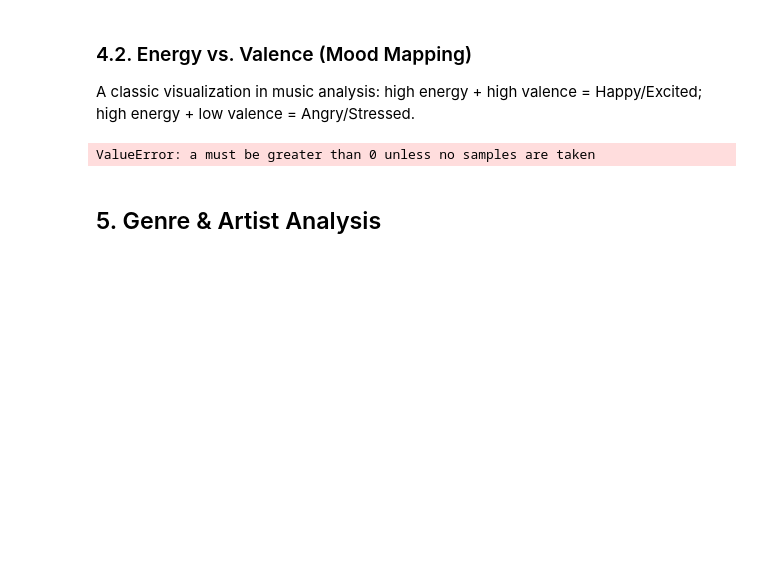
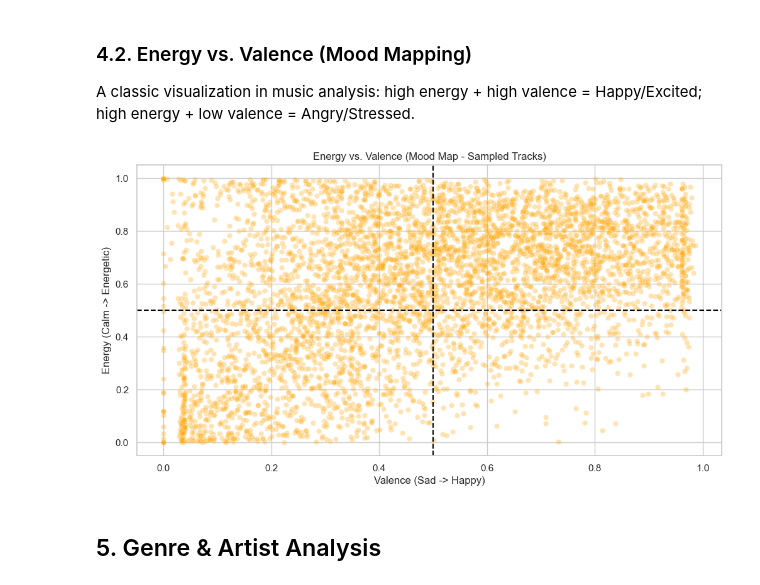
Before and after one commit to ds25m025edbertolima/soe-spotify, a Jupyter notebook: notebooks/4-em-exploratory-data-analysis.ipynb, the cells around one changed output. Cells and saved outputs as stored; diff of their text form; code cells hidden in the pictures; blank space fills up the shorter version.

```diff
--- a/notebooks/4-em-exploratory-data-analysis.ipynb
+++ b/notebooks/4-em-exploratory-data-analysis.ipynb
@@ -114,15 +124,18 @@ plt.show()
 ### 4.2. Energy vs. Valence (Mood Mapping)
 A classic visualization in music analysis: high energy + high valence = Happy/Excited; high energy + low valence = Angry/Stressed.
 # %%
-sns.scatterplot(data=df_features.sample(5000), x='valence', y='energy', alpha=0.3, color='orange')
-plt.axhline(0.5, color='black', linestyle='--')
-plt.axvline(0.5, color='black', linestyle='--')
-plt.title('Energy vs. Valence (Mood Map - Sampled 5000 tracks)')
-plt.xlabel('Valence (Sad -> Happy)')
-plt.ylabel('Energy (Calm -> Energetic)')
-plt.show()
+if not df_features.empty:
+    sns.scatterplot(data=df_features.sample(n=min(5000, len(df_features))), x='valence', y='energy', alpha=0.3, color='orange')
+    plt.axhline(0.5, color='black', linestyle='--')
+    plt.axvline(0.5, color='black', linestyle='--')
+    plt.title('Energy vs. Valence (Mood Map - Sampled Tracks)')
+    plt.xlabel('Valence (Sad -> Happy)')
+    plt.ylabel('Energy (Calm -> Energetic)')
+    plt.show()
+else:
+    print("No features data available.")
 # %% [output]
-ValueError: a must be greater than 0 unless no samples are taken
+[figure, added]
 # %% [markdown]
 ## 5. Genre & Artist Analysis
 # %% [markdown]
```
Also changed, not shown: parts of 8 cells of this notebook, 11 other files.
